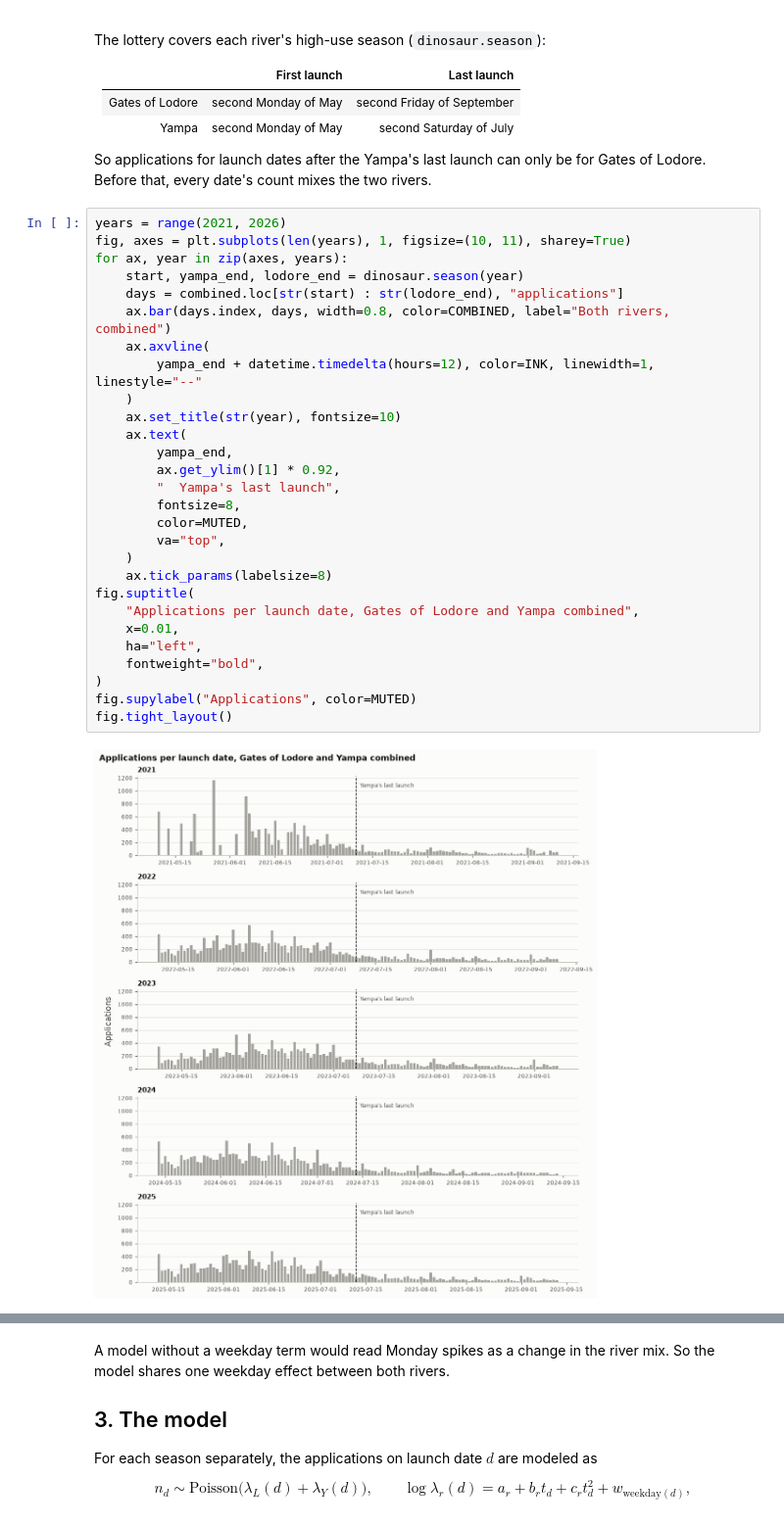
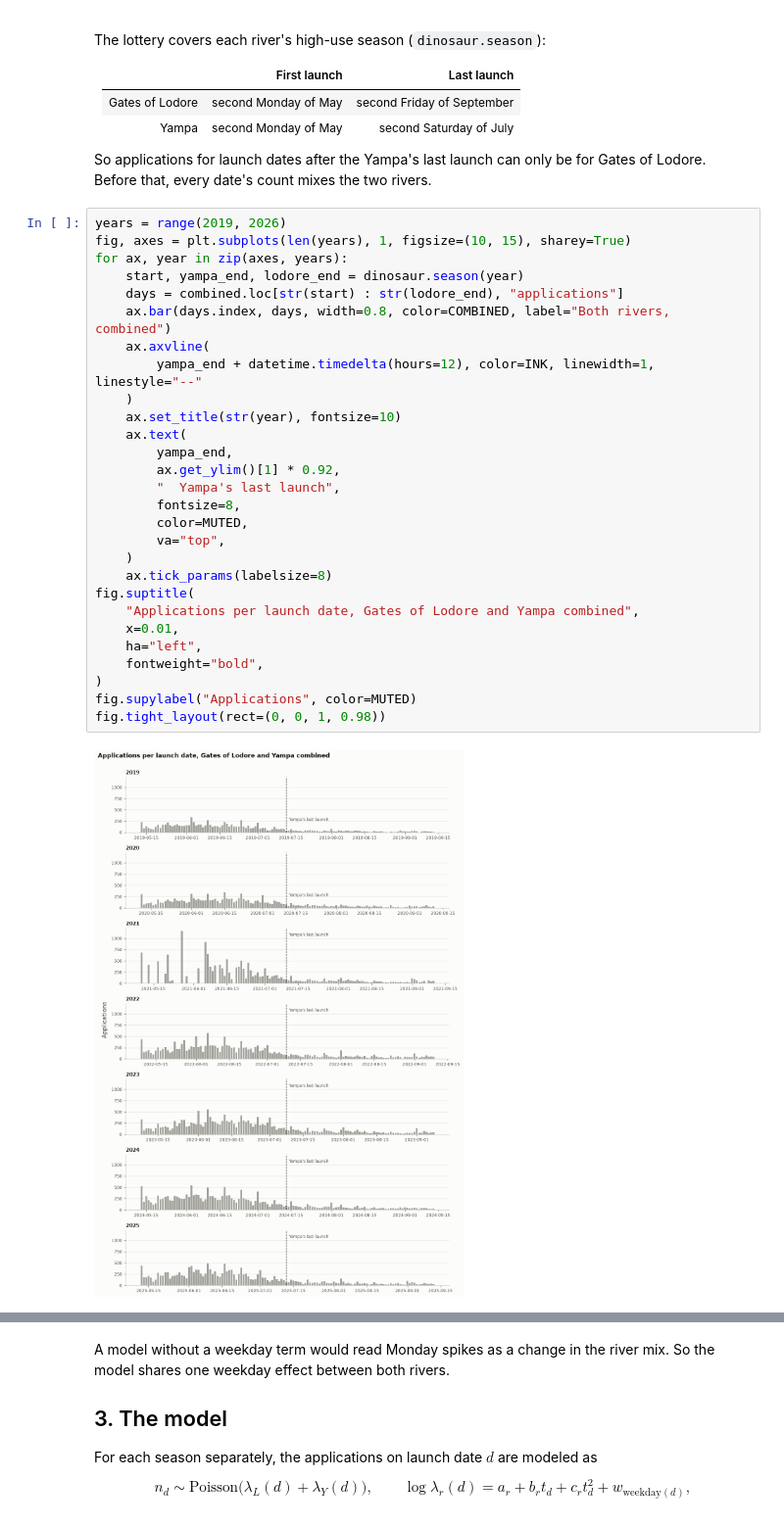
Before and after one commit to gen-omix/max-float, a Jupyter notebook: notebooks/yampa_lodore_datasplit.ipynb, the cells around one changed output, grey strips where cells are left out. Shown at 98% size. Saved outputs shown, nothing was run; the diff lists cells and outputs as text.

```diff
--- a/notebooks/yampa_lodore_datasplit.ipynb
+++ b/notebooks/yampa_lodore_datasplit.ipynb
@@ -67,33 +67,33 @@ The lottery covers each river's high-use season (`dinosaur.season`):
 
 So applications for launch dates after the Yampa's last launch can only be for Gates of Lodore. Before that, every date's count mixes the two rivers.
 # %%
-years = range(2021, 2026)
-fig, axes = plt.subplots(len(years), 1, figsize=(10, 11), sharey=True)
+years = range(2019, 2026)
+fig, axes = plt.subplots(len(years), 1, figsize=(10, 15), sharey=True)
 for ax, year in zip(axes, years):
     start, yampa_end, lodore_end = dinosaur.season(year)
     days = combined.loc[str(start) : str(lodore_end), "applications"]
     ax.bar(days.index, days, width=0.8, color=COMBINED, label="Both rivers, combined")
     ax.axvline(
         yampa_end + datetime.timedelta(hours=12), color=INK, linewidth=1, linestyle="--"
     )
     ax.set_title(str(year), fontsize=10)
     ax.text(
         yampa_end,
         ax.get_ylim()[1] * 0.92,
         "  Yampa's last launch",
         fontsize=8,
         color=MUTED,
         va="top",
     )
     ax.tick_params(labelsize=8)
 fig.suptitle(
     "Applications per launch date, Gates of Lodore and Yampa combined",
     x=0.01,
     ha="left",
     fontweight="bold",
 )
 fig.supylabel("Applications", color=MUTED)
-fig.tight_layout()
+fig.tight_layout(rect=(0, 0, 1, 0.98))
 # %% [output]
-[figure, old version]
+[figure, new version]
 # %% [markdown]
```
Also changed, not shown: parts of 7 cells of this notebook, 6 other files.
